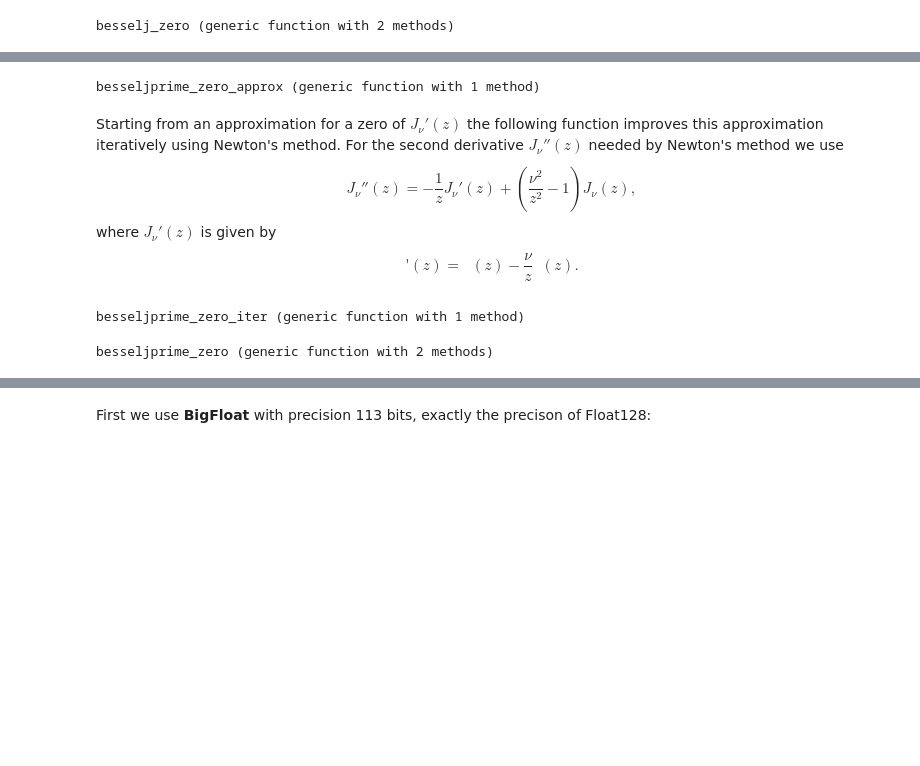
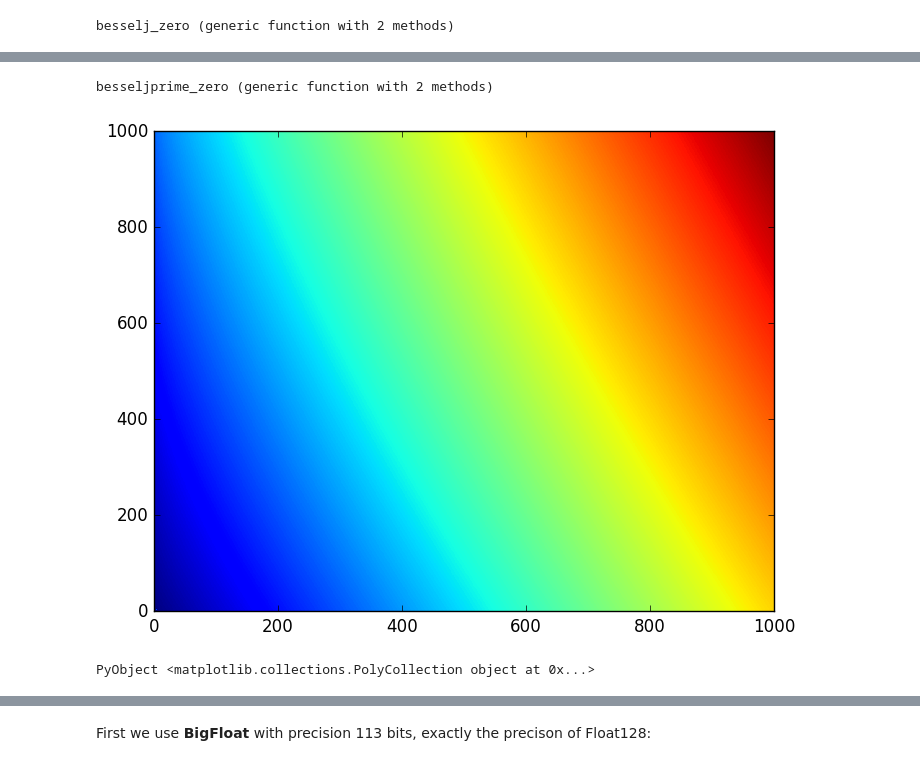
Before and after one commit to JuliaMath/Quadmath.jl, a Jupyter notebook: examples/BesselZeros.ipynb, the cells around one changed output, grey strips where cells are left out. Saved outputs shown, nothing was run; the diff lists cells and outputs as text; code cells hidden in the pictures; blank space fills up the shorter version.

```diff
--- a/examples/BesselZeros.ipynb
+++ b/examples/BesselZeros.ipynb
@@ -70,48 +250 @@ The following function computes this approximation for $j_{\nu,m}'$:
-# %%
-function besseljprime_zero_approx(ν::Integer, m::Integer)
-    #if (ν==0 && m==1)
-    #    return 0.0
-    #end
-    if ν==0
-        m += 1
-    end
-    μ = 4*ν^2
-    b = (m+ν/2-3/4)*π
-    return (b
-      -(μ+3)/(8b) - 4*(7*μ^2+82*μ-9)/(3*(8*b)^3)
-      -32*(83*μ^3+2075*μ^2-3039*μ+3537)/(15*(8*b)^5)
-      -64*(6949*μ^4+296492*μ^3-1248002*μ^2+7414380*μ-5853627)/(105*(8*b)^7)
-    )
-end
-# %% [output]
-besseljprime_zero_approx (generic function with 1 method)
-# %% [markdown]
-Starting from an approximation for a zero of $J_\nu'(z)$ the following function
-improves this approximation iteratively using Newton's method.
-For the second derivative $J_\nu''(z)$ needed by Newton's method we use
-$$J_{\nu}''(z)=-\frac{1}{z}J_{\nu}'(z)+\left(\frac{\nu^2}{z^2}-1\right)J_{\nu}(z),$$
-where $J_{\nu}'(z)$ is given by
-$$\mathop{J_{\nu}'}\!\left(z\right)=\mathop{J_{
-\nu-1}}\nolimits\!\left(z\right)-\frac{\nu}{z}\mathop{J_{\nu}}
-\nolimits\!\left(z\right).$$
-# %%
-function besseljprime_zero_iter(ν::Integer, z::AbstractFloat)
-    T = typeof(z)
-    ɛ = eps(T)
-    for i = 1:200
-        J = besselj(ν, z)
-        J1 = besselj(ν-1, z) - ν*J/z
-        if abs(J1) < 1000ɛ
-            break
-        end
-        J2 = -J1/z + ((ν/z)^2-1)*J
-        z -= J1/J2
-        if i==200
-            println("200 iterations, res=",abs(J1))
-        end
-    end
-    return z
-end
-# %% [output]
-besseljprime_zero_iter (generic function with 1 method)
 # %%
@@ -125,0 +257,6 @@ besseljprime_zero (generic function with 2 methods)
+# %%
+z = Float64[besselj_zero(ν, k, Float64) for ν=1:1000, k=1:1000]
+pcolor(z)
+# %% [output]
+[figure, added]
+PyObject <matplotlib.collections.PolyCollection object at 0x...>
```
Also changed, not shown: parts of 37 cells of this notebook.
